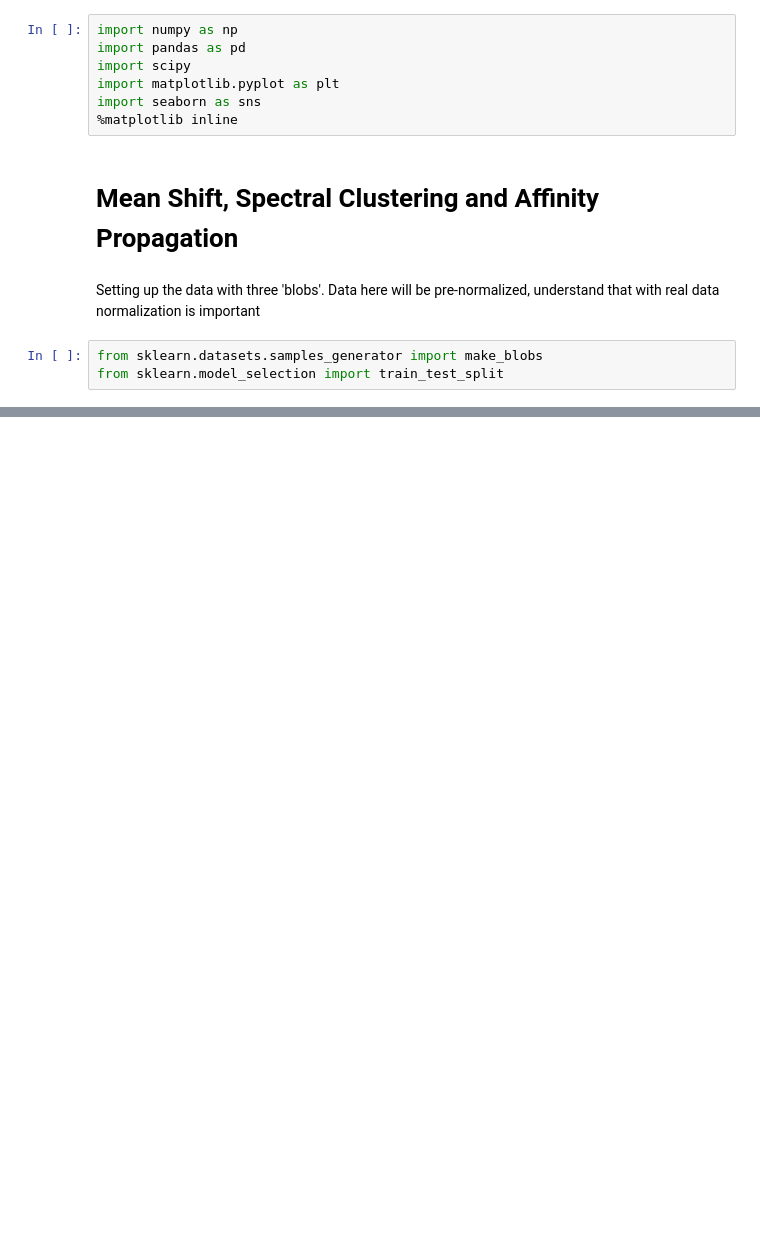
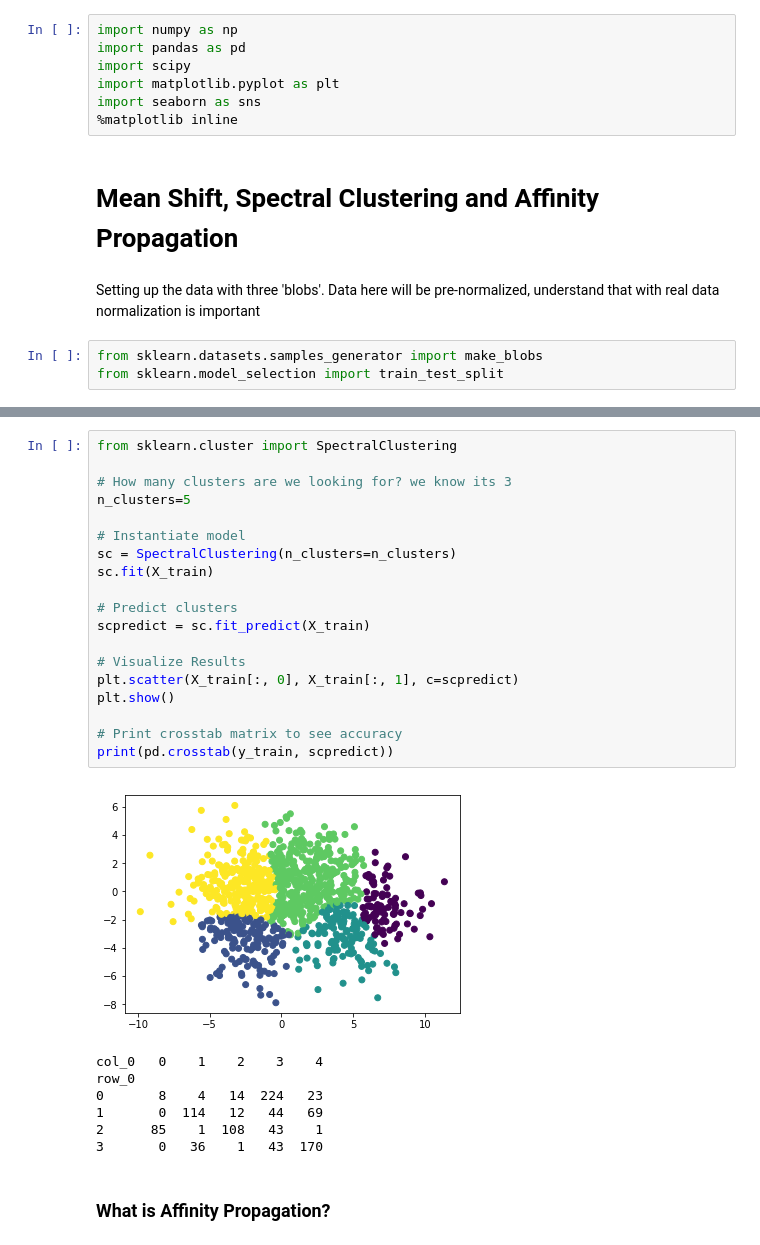
Before and after one commit to timothywallaby/thinkfulchallenge, a Jupyter notebook: MeanShiftOtherCluster.ipynb, the cells around one changed output, grey strips where cells are left out. Drawn from its saved outputs; the diff is of its cells as text; blank space fills up the shorter version.

```diff
--- a/MeanShiftOtherCluster.ipynb
+++ b/MeanShiftOtherCluster.ipynb
@@ -28,0 +107,29 @@ plt.show()
+# %%
+from sklearn.cluster import SpectralClustering
+
+# How many clusters are we looking for? we know its 3
+n_clusters=5
+
+# Instantiate model
+sc = SpectralClustering(n_clusters=n_clusters)
+sc.fit(X_train)
+
+# Predict clusters
+scpredict = sc.fit_predict(X_train)
+
+# Visualize Results
+plt.scatter(X_train[:, 0], X_train[:, 1], c=scpredict)
+plt.show()
+
+# Print crosstab matrix to see accuracy
+print(pd.crosstab(y_train, scpredict))
+# %% [output]
+[figure, added]
+col_0   0    1    2    3    4
+row_0
+0       8    4   14  224   23
+1       0  114   12   44   69
+2      85    1  108   43    1
+3       0   36    1   43  170
+# %% [markdown]
+### What is Affinity Propagation?
```
Also changed, not shown: parts of 10 cells of this notebook, 1 other file.
